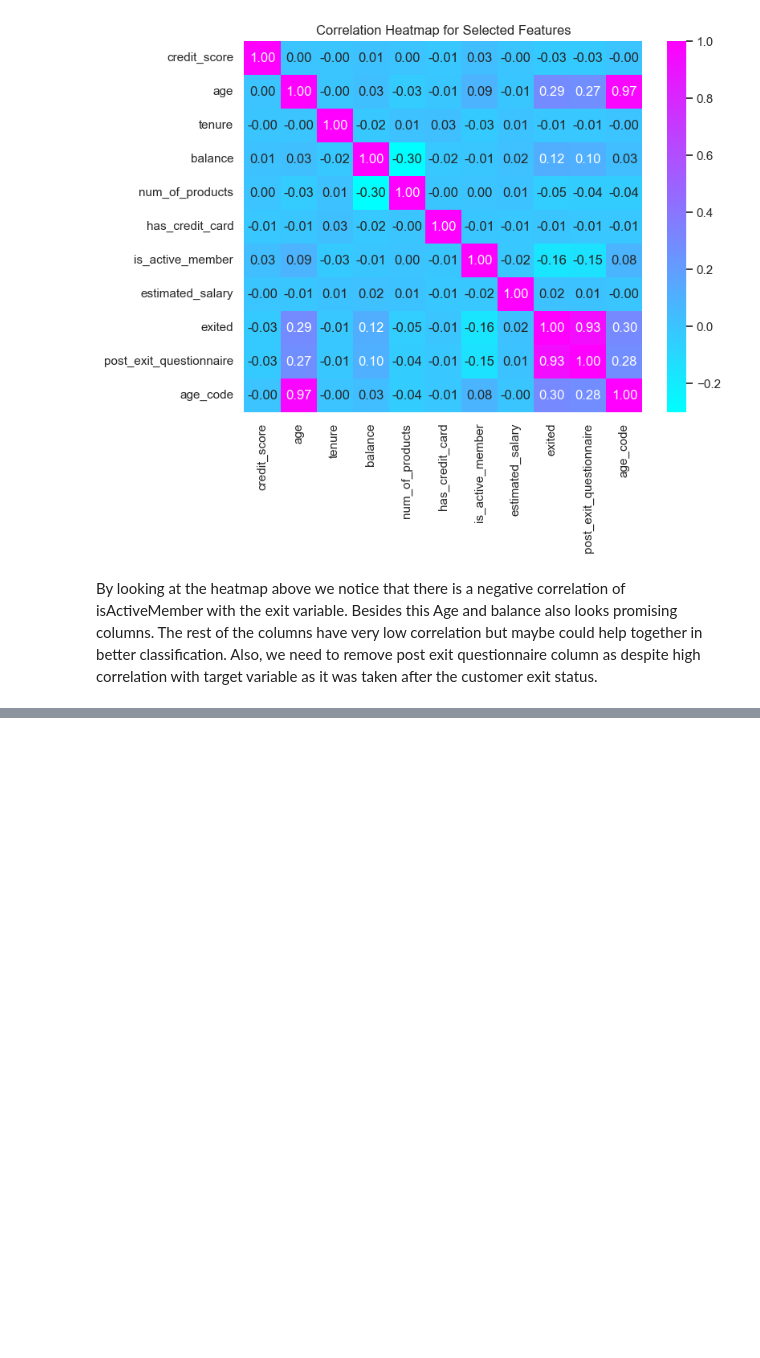
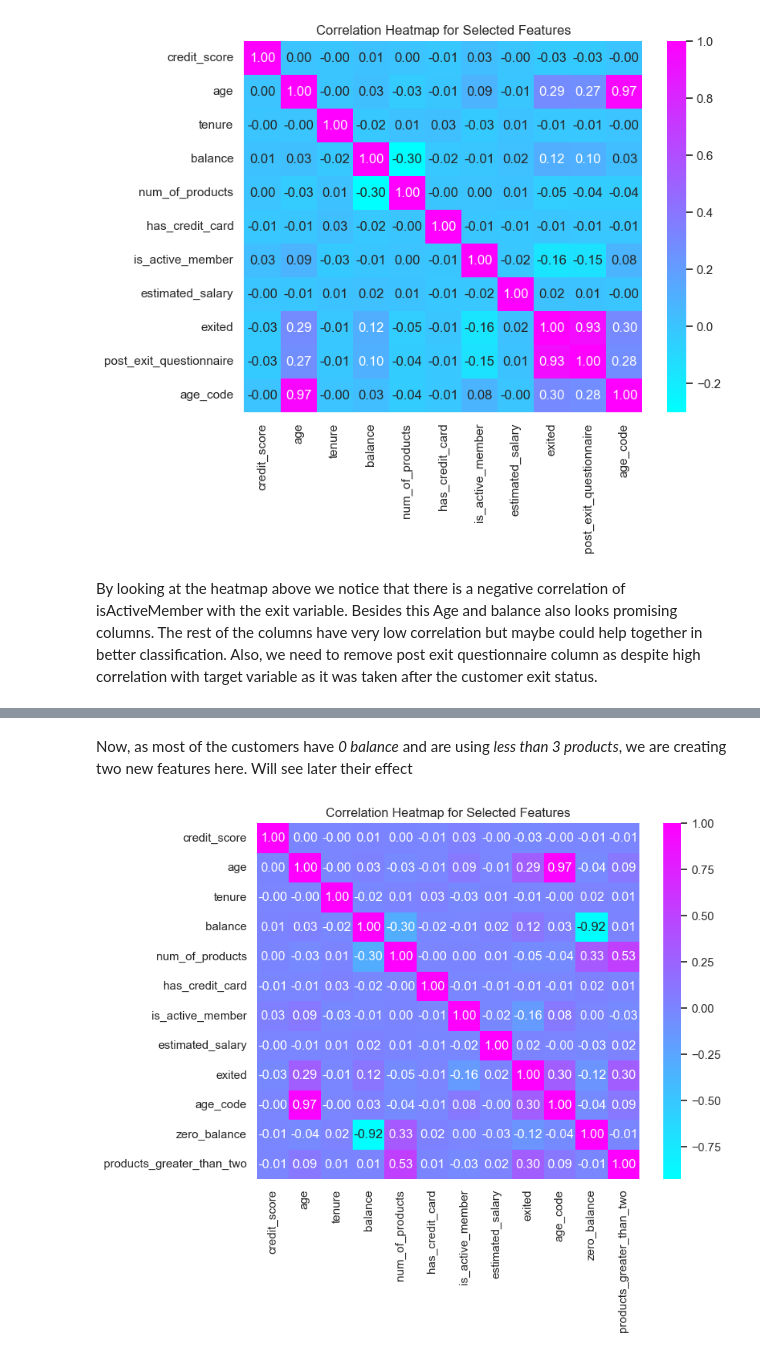
Before and after one commit to azamKhattak24/Customer_Churn_Prediction, a Jupyter notebook: notebooks/customerChurnPrediction.ipynb, the cells around one changed output, grey strips where cells are left out. Cells and saved outputs as stored; diff of their text form; code cells hidden in the pictures; blank space fills up the shorter version.

```diff
--- a/notebooks/customerChurnPrediction.ipynb
+++ b/notebooks/customerChurnPrediction.ipynb
@@ -1010,0 +1016,36 @@ By looking at the heatmap above we notice that there is a negative correlation o
+# %%
+# Dropping Questionnaire column
+customers_train.drop(columns = "post_exit_questionnaire", inplace = True)
+customers_test.drop(columns = "post_exit_questionnaire", inplace = True)
+# %% [markdown]
+Now, as most of the customers have *0 balance* and are using *less than 3 products*, we are creating two new features here. Will see later their effect
+# %%
+def create_zero_balance_feature(df):
+    df["zero_balance"] = (df["balance"] == 0).astype(int)
+    return df
+
+def products_greater_than_zero_feature(df):
+    df["products_greater_than_two"] = (df["num_of_products"] > 2).astype(int)
+    return df
+
+customers_train = create_zero_balance_feature(customers_train)
+customers_test = create_zero_balance_feature(customers_test)
+
+customers_train = products_greater_than_zero_feature(customers_train)
+customers_test = products_greater_than_zero_feature(customers_test)
+# %%
+selected_columns = ['credit_score', 'age', 'tenure', 'balance',
+       'num_of_products', 'has_credit_card', 'is_active_member',
+       'estimated_salary', 'exited','age_code', 'zero_balance', 'products_greater_than_two']
+subset_data = customers_train[selected_columns]
+
+# Calculate the correlation matrix for the selected columns
+correlation_matrix = subset_data.corr()
+
+# Plot the heatmap
+plt.figure(figsize=(8, 6))  # Adjust the size as needed
+sns.heatmap(correlation_matrix, annot=True, fmt=".2f", cmap="cool", cbar=True)
+plt.title("Correlation Heatmap for Selected Features")
+plt.show()
+# %% [output]
+[figure, added]
```
Also changed, not shown: parts of 6 cells of this notebook.
